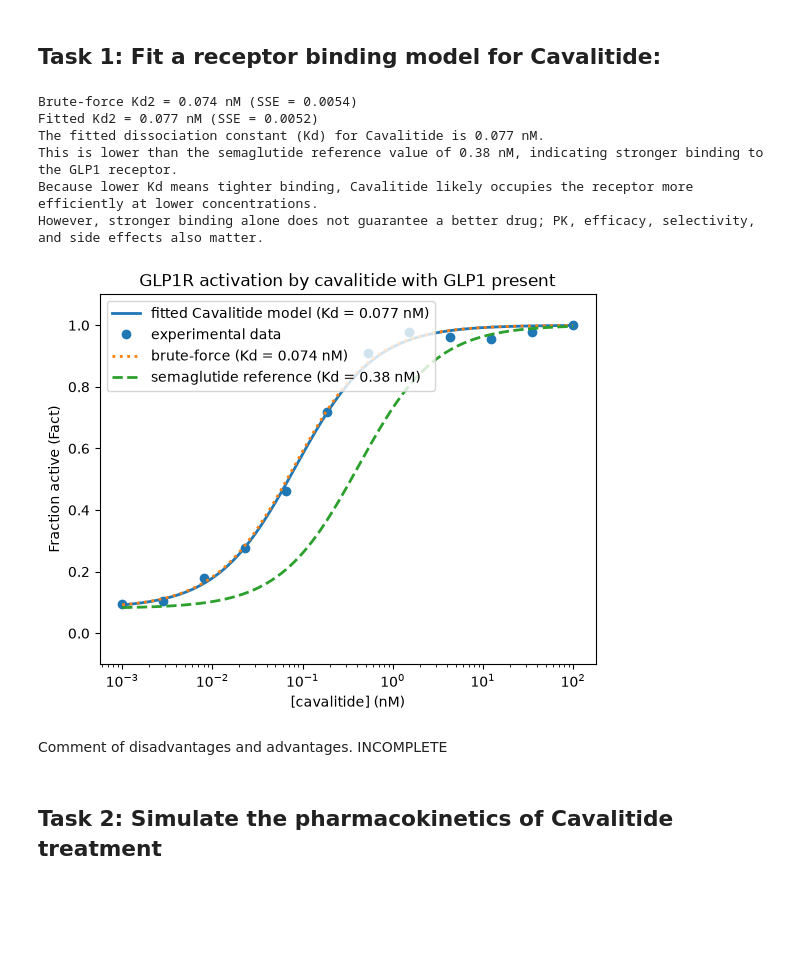
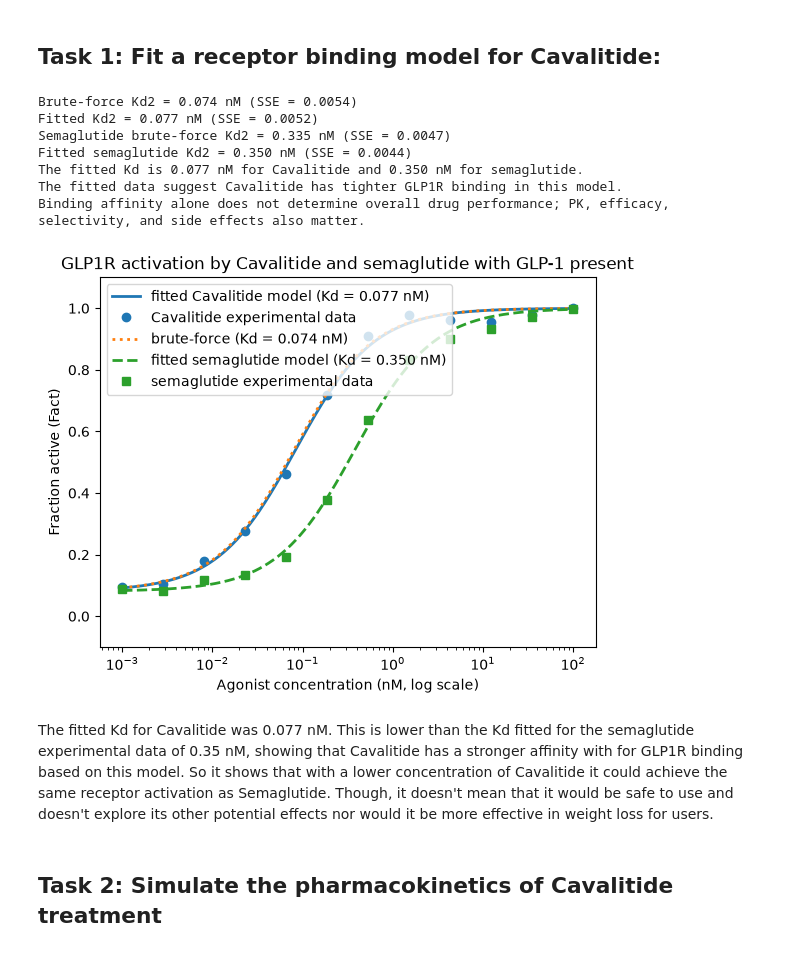
Before and after one commit to Rilham2318/BME-2315_Module3, a Jupyter notebook: Module3_Project_Template.ipynb, the cells around one changed output. Saved outputs shown, nothing was run; the diff lists cells and outputs as text; code cells hidden in the pictures; blank space fills up the shorter version.

```diff
--- a/Module3_Project_Template.ipynb
+++ b/Module3_Project_Template.ipynb
@@ -33,13 +33,14 @@ def Fact(L1, L2, Kd1, Kd2):
 
 # Parameters [nM]
 Kd1 = 0.17 # L1, GLP1
-Kd2 = 0.38 # default 0.38 L2, semaglutide (to fit)
 L1 = 0.015 # [nM] GLP1 (fasting)
-L2 = np.logspace(-3, 2, 500) # [nM] semaglutide or cavalitide
+L2 = np.logspace(-3, 2, 500) # [nM] agonist concentration for model curves
 
 # Load the data
 data = np.loadtxt("cavalitide_data.csv", delimiter=",", skiprows=1)
 L2_loaded, Fact_loaded = data[:, 0], data[:, 1]
+semaglutide_data = np.loadtxt("semaglutide_data.csv", delimiter=",", skiprows=1)
+semaglutide_L2_loaded, semaglutide_Fact_loaded = semaglutide_data[:, 0], semaglutide_data[:, 1]
 
 # Approach 1: Brute force optimization of Kd2: try many candidate values in a for loop
 Kd2_candidates = np.logspace(-3, 2, 100) # [nM]
@@ -48,50 +49,77 @@ for Kd2_try in Kd2_candidates:
     # Sum of squared errors between the data and the model for this candidate
     SSE = np.sum((Fact_loaded - Fact(L1, L2_loaded, Kd1, Kd2_try))**2)
     if SSE < SSE_brute:
         SSE_brute = SSE
         Kd2_brute = Kd2_try
 print(f"Brute-force Kd2 = {Kd2_brute:.3f} nM (SSE = {SSE_brute:.4f})")
 
 # Approach 2: Python curvefit of Kd2: related to steepest descent method
 popt, pcov = curve_fit(lambda L2, Kd2: Fact(L1, L2, Kd1, Kd2),
                        L2_loaded, Fact_loaded, p0=[0.1], bounds=(0, np.inf))
 Kd2_fit = popt[0]
 SSE_fit = np.sum((Fact_loaded - Fact(L1, L2_loaded, Kd1, Kd2_fit))**2)
 print(f"Fitted Kd2 = {Kd2_fit:.3f} nM (SSE = {SSE_fit:.4f})")
 
-# Interpretation of the fitted Kd for Cavalitide
-print(f"The fitted dissociation constant (Kd) for Cavalitide is {Kd2_fit:.3f} nM.")
-print(f"This is lower than the semaglutide reference value of 0.38 nM, indicating stronger binding to the GLP1 receptor.")
-print(f"Because lower Kd means tighter binding, Cavalitide likely occupies the receptor more efficiently at lower concentrations.")
-print(f"However, stronger binding alone does not guarantee a better drug; PK, efficacy, selectivity, and side effects also matter.")
+# Fit semaglutide's experimental data using the same model
+SSE_semaglutide_brute = np.inf
+for Kd2_try in Kd2_candidates:
+    SSE = np.sum((semaglutide_Fact_loaded - Fact(L1, semaglutide_L2_loaded, Kd1, Kd2_try))**2)
+    if SSE < SSE_semaglutide_brute:
+        SSE_semaglutide_brute = SSE
+        Kd2_semaglutide_brute = Kd2_try
+print(f"Semaglutide brute-force Kd2 = {Kd2_semaglutide_brute:.3f} nM (SSE = {SSE_semaglutide_brute:.4f})")
+
+popt_semaglutide, pcov_semaglutide = curve_fit(
+    lambda L2, Kd2: Fact(L1, L2, Kd1, Kd2),
+    semaglutide_L2_loaded,
+    semaglutide_Fact_loaded,
+    p0=[0.1],
+    bounds=(0, np.inf),
+)
+Kd2_semaglutide_fit = popt_semaglutide[0]
+SSE_semaglutide_fit = np.sum((semaglutide_Fact_loaded - Fact(L1, semaglutide_L2_loaded, Kd1, Kd2_semaglutide_fit))**2)
+print(f"Fitted semaglutide Kd2 = {Kd2_semaglutide_fit:.3f} nM (SSE = {SSE_semaglutide_fit:.4f})")
+
+# Compare the fitted dissociation constants
+print(f"The fitted Kd is {Kd2_fit:.3f} nM for Cavalitide and {Kd2_semaglutide_fit:.3f} nM for semaglutide.")
+if Kd2_fit < Kd2_semaglutide_fit:
+    print("The fitted data suggest Cavalitide has tighter GLP1R binding in this model.")
+else:
+    print("The fitted data suggest semaglutide has tighter GLP1R binding in this model.")
+print("Binding affinity alone does not determine overall drug performance; PK, efficacy, selectivity, and side effects also matter.")
 
 # Use the fitted Cavalitide value for the main model line
 plt.figure()
 line, = plt.semilogx(L2, Fact(L1, L2, Kd1, Kd2_fit), lw=2,
                      label=f"fitted Cavalitide model (Kd = {Kd2_fit:.3f} nM)")
 plt.semilogx(L2_loaded, Fact_loaded, "o", c=line.get_color(),
-             label="experimental data")
+             label="Cavalitide experimental data")
 plt.semilogx(L2, Fact(L1, L2, Kd1, Kd2_brute), ":", lw=2,
              label=f"brute-force (Kd = {Kd2_brute:.3f} nM)")
-plt.semilogx(L2, Fact(L1, L2, Kd1, 0.38), "--", lw=2,
-             label="semaglutide reference (Kd = 0.38 nM)")
+semaglutide_line, = plt.semilogx(
+    L2, Fact(L1, L2, Kd1, Kd2_semaglutide_fit), "--", lw=2,
+    label=f"fitted semaglutide model (Kd = {Kd2_semaglutide_fit:.3f} nM)",
+)
+plt.semilogx(semaglutide_L2_loaded, semaglutide_Fact_loaded, "s",
+             c=semaglutide_line.get_color(), label="semaglutide experimental data")
 
 plt.ylim(-0.1, 1.1)
-plt.xlabel("[cavalitide] (nM)")
+plt.xlabel("Agonist concentration (nM, log scale)")
 plt.ylabel("Fraction active (Fact)")
-plt.title("GLP1R activation by cavalitide with GLP1 present")
+plt.title("GLP1R activation by Cavalitide and semaglutide with GLP-1 present")
 plt.legend(loc="upper left")
 plt.show()
 # %% [output]
 Brute-force Kd2 = 0.074 nM (SSE = 0.0054)
 Fitted Kd2 = 0.077 nM (SSE = 0.0052)
-The fitted dissociation constant (Kd) for Cavalitide is 0.077 nM.
-This is lower than the semaglutide reference value of 0.38 nM, indicating stronger binding to the GLP1 receptor.
-Because lower Kd means tighter binding, Cavalitide likely occupies the receptor more efficiently at lower concentrations.
-However, stronger binding alone does not guarantee a better drug; PK, efficacy, selectivity, and side effects also matter.
+Semaglutide brute-force Kd2 = 0.335 nM (SSE = 0.0047)
+Fitted semaglutide Kd2 = 0.350 nM (SSE = 0.0044)
+The fitted Kd is 0.077 nM for Cavalitide and 0.350 nM for semaglutide.
+The fitted data suggest Cavalitide has tighter GLP1R binding in this model.
+Binding affinity alone does not determine overall drug performance; PK, efficacy, selectivity, and side effects also matter.
-[figure, old version]
+[figure, new version]
 # %% [markdown]
-Comment of disadvantages and advantages. INCOMPLETE
+The fitted Kd for Cavalitide was 0.077 nM. This is lower than the Kd fitted for the semaglutide experimental data of 0.35 nM, showing that Cavalitide has a stronger affinity with for GLP1R binding based on this model. So it shows that with a lower concentration of Cavalitide it could achieve the same receptor activation as Semaglutide. Though, it doesn't mean that it would be safe to use and doesn't explore its other potential effects nor would it be more effective in weight loss for users.
 # %% [markdown]
 ## Task 2: Simulate the pharmacokinetics of Cavalitide treatment
 # %%
```
